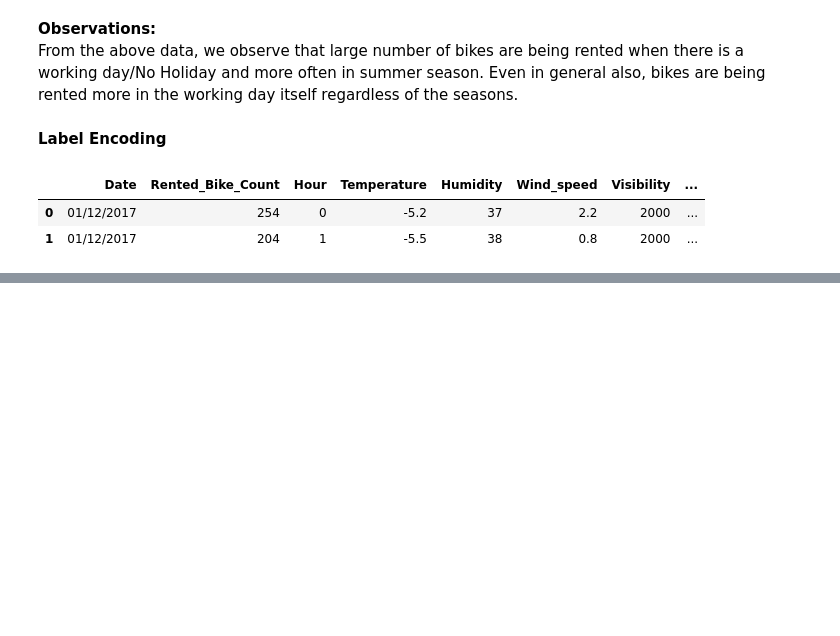
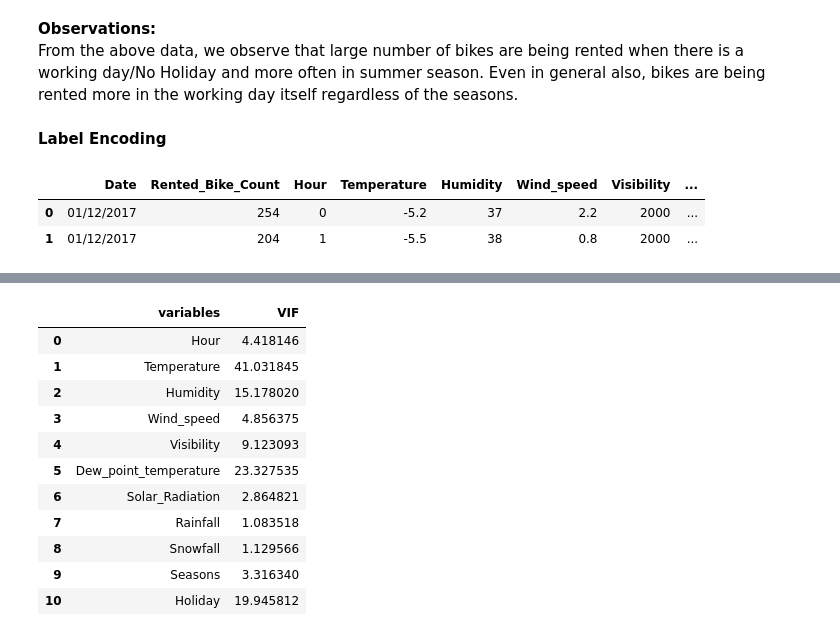
Before and after one commit to victorious07/Seoul-Bike-Sharing-Demand-Prediction, a Jupyter notebook: Seoul_Bike_Sharing_Demand_Prediction_Capstone_Project.ipynb, the cells around one changed output, grey strips where cells are left out. Saved outputs shown, nothing was run; the diff lists cells and outputs as text; code cells hidden in the pictures; blank space fills up the shorter version.

```diff
--- a/Seoul_Bike_Sharing_Demand_Prediction_Capstone_Project.ipynb
+++ b/Seoul_Bike_Sharing_Demand_Prediction_Capstone_Project.ipynb
@@ -243,0 +350,26 @@ seoul_bike_df.head(2)
+# %%
+#Multicollinearity
+from statsmodels.stats.outliers_influence import variance_inflation_factor
+
+def calc_vif(X):
+
+  vif = pd.DataFrame()
+  vif['variables'] = X.columns
+  vif['VIF'] = [variance_inflation_factor(X.values,i) for i in range(X.shape[1])]
+
+  return vif
+# %%
+calc_vif(seoul_bike_df.drop(columns= ['Date','Rented_Bike_Count']))
+# %% [output]
+|  | variables | VIF |
+| 0 | Hour | 4.418146 |
+| 1 | Temperature | 41.031845 |
+| 2 | Humidity | 15.178020 |
+| 3 | Wind_speed | 4.856375 |
+| 4 | Visibility | 9.123093 |
+| 5 | Dew_point_temperature | 23.327535 |
+| 6 | Solar_Radiation | 2.864821 |
+| 7 | Rainfall | 1.083518 |
+| 8 | Snowfall | 1.129566 |
+| 9 | Seasons | 3.316340 |
+| 10 | Holiday | 19.945812 |
```
Also changed, not shown: parts of 19 cells of this notebook.
